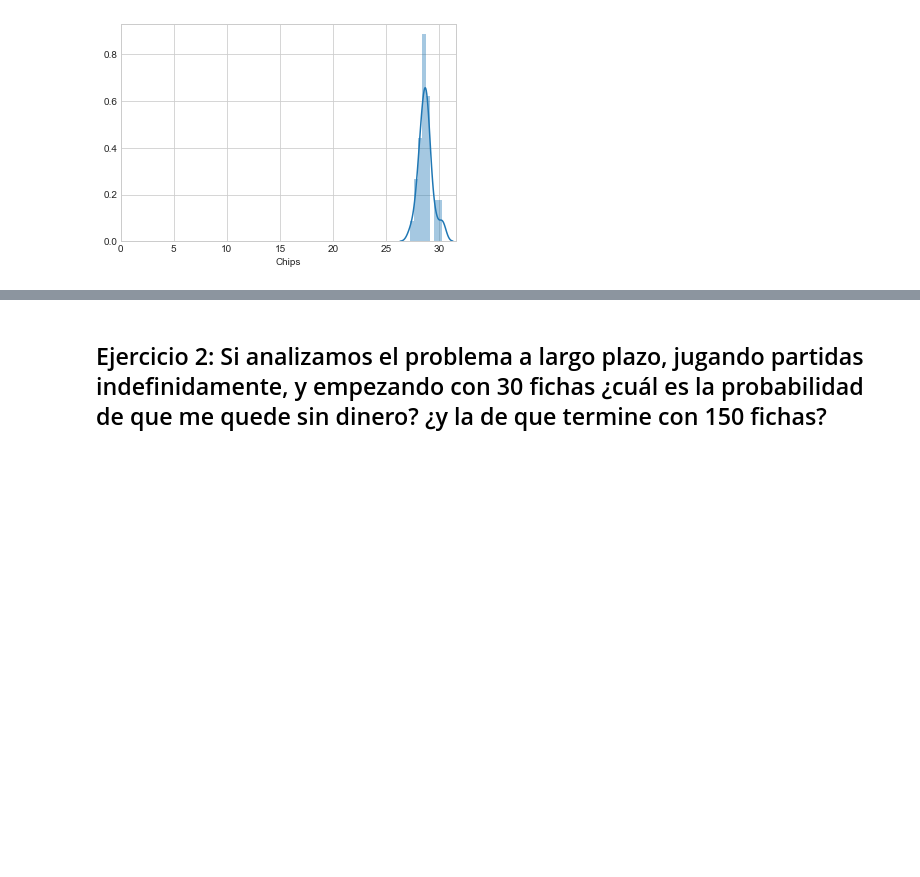
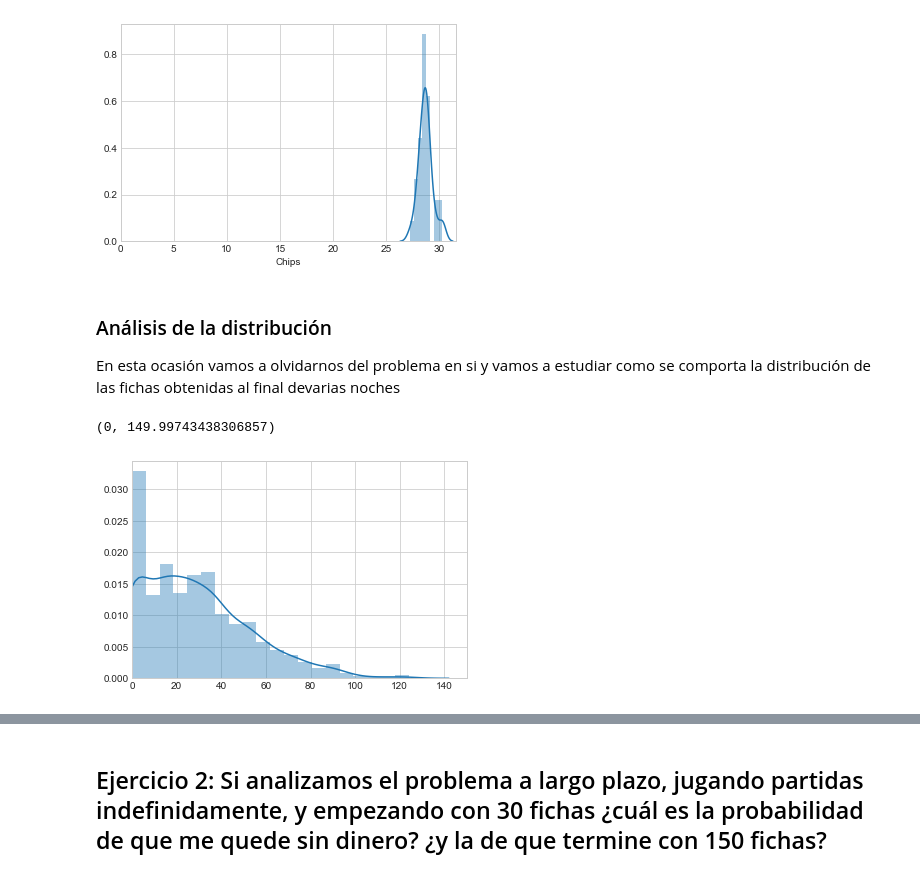
Before and after one commit to scaverod/GamblingMarkovChain, a Jupyter notebook: enunciado.ipynb, the cells around one changed output, grey strips where cells are left out. Cells and saved outputs as stored; diff of their text form; code cells hidden in the pictures; blank space fills up the shorter version.

```diff
--- a/enunciado.ipynb
+++ b/enunciado.ipynb
@@ -320,3 +320,17 @@ sns.distplot(df['Chips']);plt.xlim(0,None)
 # %% [output]
 (0, 31.515323668342266)
 [figure]
+# %% [markdown]
+### Análisis de la distribución
+En esta ocasión vamos a olvidarnos del problema en si y vamos a estudiar como se comporta la distribución de las fichas obtenidas al final devarias noches
+# %%
+bet_eq_fc = []
+for i in range (1000):
+    _, chips_eq, _ = simulate(matrix, gambling_random,NUM_GAMES, INITIAL_CHIPS, 1)
+    matrix = tm.create_transition_matrix(LEAVE_WITH_MIN,LEAVE_WITH_MAX, bets, bet_al)
+    bet_eq_fc.append(chips_eq[0][-1])
+
+sns.distplot(bet_eq_fc);plt.xlim(0,None)
+# %% [output]
+(0, 149.99743438306857)
+[figure, added]
```
Also changed, not shown: parts of 27 cells of this notebook.
